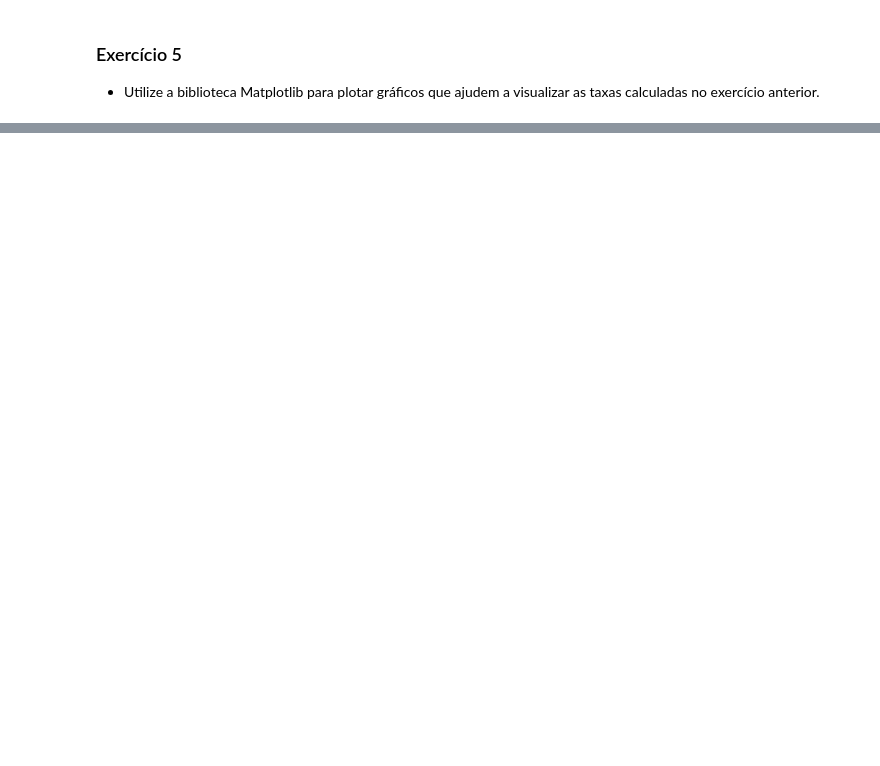
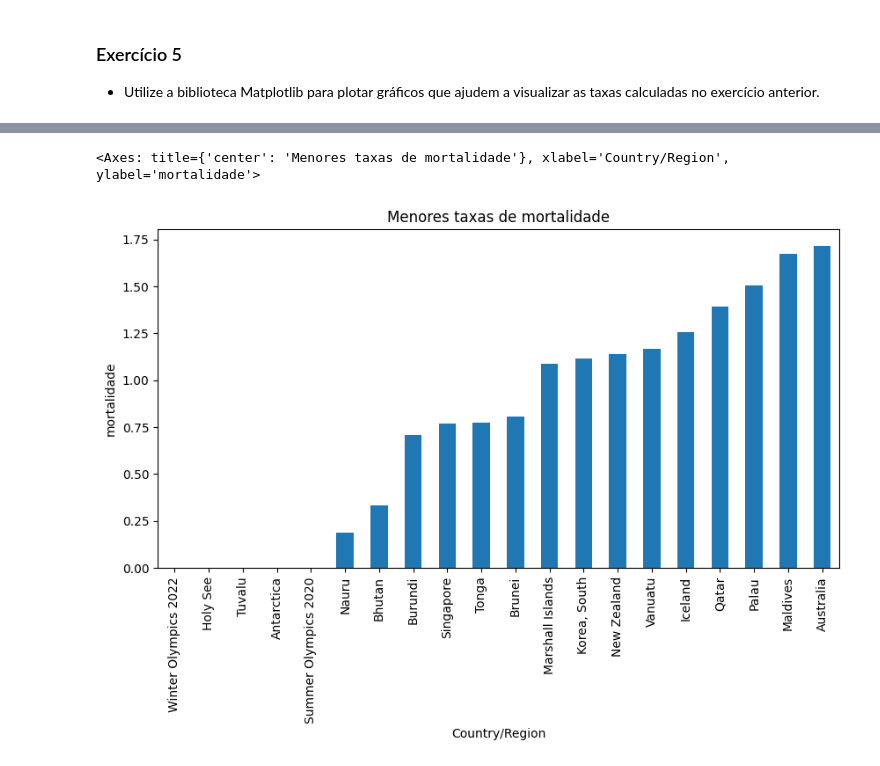
Before and after one commit to glucard/general-study-repo, a Jupyter notebook: cursos/dsnasaude/mod1/DataScience_Aula4.ipynb, the cells around one changed output, grey strips where cells are left out. Cells and saved outputs as stored; diff of their text form; code cells hidden in the pictures; blank space fills up the shorter version.

```diff
--- a/cursos/dsnasaude/mod1/DataScience_Aula4.ipynb
+++ b/cursos/dsnasaude/mod1/DataScience_Aula4.ipynb
@@ -266,0 +337,5 @@ base_combinada.plot(figsize=(10,6), title = "Cenário Covid", xlabel="Eixo x", y
+# %%
+base_combinada_no_kn["mortalidade"].sort_values(ascending=True).head(20).plot(kind='bar', figsize=[10,5], title="Menores taxas de mortalidade", ylabel="mortalidade")
+# %% [output]
+<Axes: title={'center': 'Menores taxas de mortalidade'}, xlabel='Country/Region', ylabel='mortalidade'>
+[figure, added]
```
Also changed, not shown: parts of 9 cells of this notebook.
